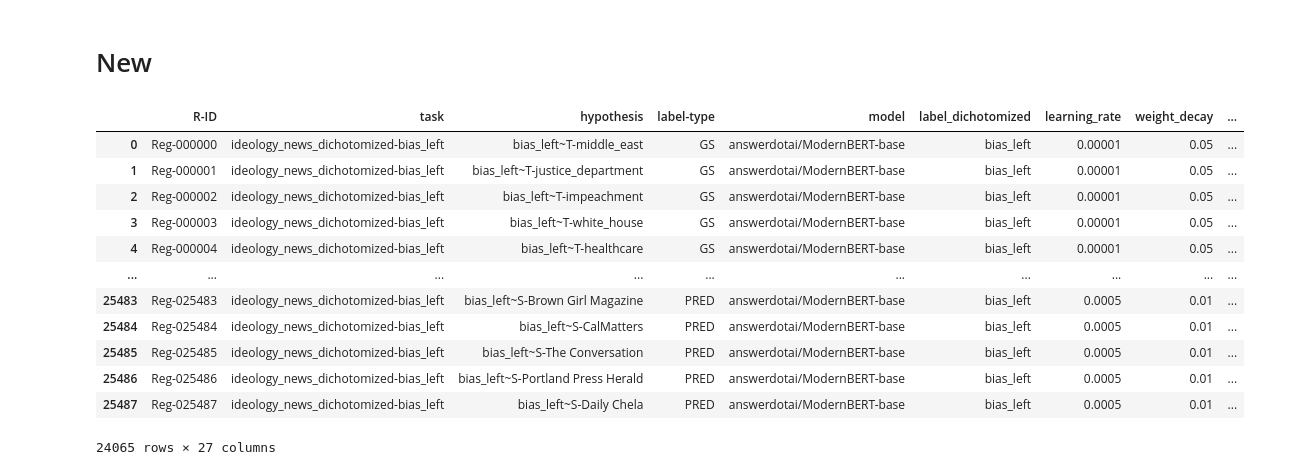
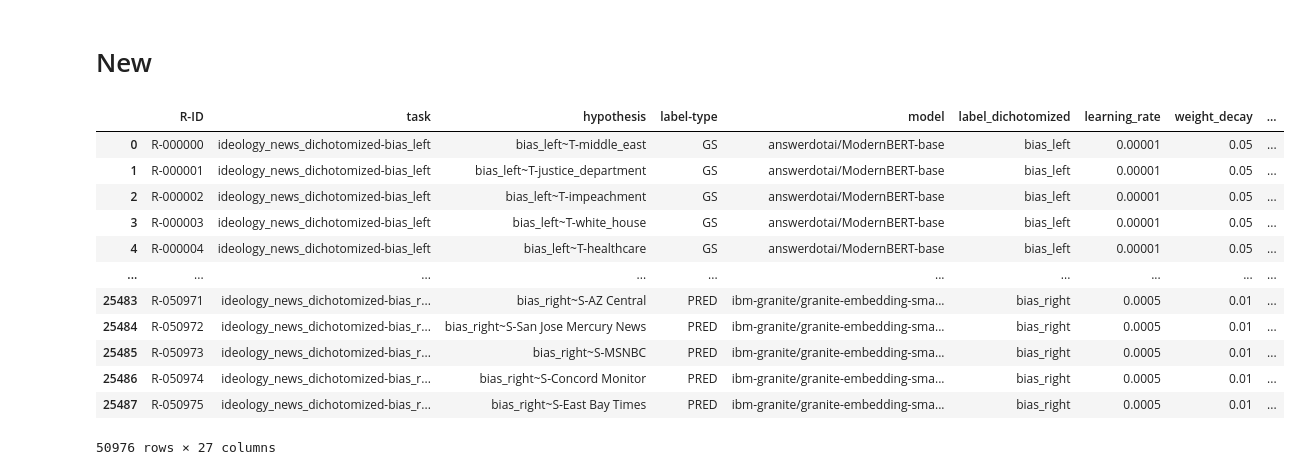
Before and after one commit to AXLMRIN/llm-hacking, a Jupyter notebook: analyse-results-ideology-news.ipynb, the cells around one changed output. Saved outputs shown, nothing was run; the diff lists cells and outputs as text; code cells hidden in the pictures.

```diff
--- a/analyse-results-ideology-news.ipynb
+++ b/analyse-results-ideology-news.ipynb
@@ -152,21 +158,21 @@ with open("./results/ideology_news_dichotomized/ideology_news_dichotomized-regre
 
 res_success = res.loc['FAILED' != res['Coef']]
-# %%
-res_success
-# %% [output]
-|  | R-ID | task | hypothesis | label-type | model | label_dichotomized | learning_rate | weight_decay | ... |
-| 0 | Reg-000000 | ideology_news_dichotomized-bias_left | bias_left~T-middle_east | GS | answerdotai/ModernBERT-base | bias_left | 0.00001 | 0.05 | ... |
-| 1 | Reg-000001 | ideology_news_dichotomized-bias_left | bias_left~T-justice_department | GS | answerdotai/ModernBERT-base | bias_left | 0.00001 | 0.05 | ... |
-| 2 | Reg-000002 | ideology_news_dichotomized-bias_left | bias_left~T-impeachment | GS | answerdotai/ModernBERT-base | bias_left | 0.00001 | 0.05 | ... |
-| 3 | Reg-000003 | ideology_news_dichotomized-bias_left | bias_left~T-white_house | GS | answerdotai/ModernBERT-base | bias_left | 0.00001 | 0.05 | ... |
-| 4 | Reg-000004 | ideology_news_dichotomized-bias_left | bias_left~T-healthcare | GS | answerdotai/ModernBERT-base | bias_left | 0.00001 | 0.05 | ... |
-| ... | ... | ... | ... | ... | ... | ... | ... | ... | ... |
-| 25483 | Reg-025483 | ideology_news_dichotomized-bias_left | bias_left~S-Brown Girl Magazine | PRED | answerdotai/ModernBERT-base | bias_left | 0.0005 | 0.01 | ... |
-| 25484 | Reg-025484 | ideology_news_dichotomized-bias_left | bias_left~S-CalMatters | PRED | answerdotai/ModernBERT-base | bias_left | 0.0005 | 0.01 | ... |
-| 25485 | Reg-025485 | ideology_news_dichotomized-bias_left | bias_left~S-The Conversation | PRED | answerdotai/ModernBERT-base | bias_left | 0.0005 | 0.01 | ... |
-| 25486 | Reg-025486 | ideology_news_dichotomized-bias_left | bias_left~S-Portland Press Herald | PRED | answerdotai/ModernBERT-base | bias_left | 0.0005 | 0.01 | ... |
-| 25487 | Reg-025487 | ideology_news_dichotomized-bias_left | bias_left~S-Daily Chela | PRED | answerdotai/ModernBERT-base | bias_left | 0.0005 | 0.01 | ... |
-24065 rows × 27 columns
+# %%
+res
+# %% [output]
+|  | R-ID | task | hypothesis | label-type | model | label_dichotomized | learning_rate | weight_decay | ... |
+| 0 | R-000000 | ideology_news_dichotomized-bias_left | bias_left~T-middle_east | GS | answerdotai/ModernBERT-base | bias_left | 0.00001 | 0.05 | ... |
+| 1 | R-000001 | ideology_news_dichotomized-bias_left | bias_left~T-justice_department | GS | answerdotai/ModernBERT-base | bias_left | 0.00001 | 0.05 | ... |
+| 2 | R-000002 | ideology_news_dichotomized-bias_left | bias_left~T-impeachment | GS | answerdotai/ModernBERT-base | bias_left | 0.00001 | 0.05 | ... |
+| 3 | R-000003 | ideology_news_dichotomized-bias_left | bias_left~T-white_house | GS | answerdotai/ModernBERT-base | bias_left | 0.00001 | 0.05 | ... |
+| 4 | R-000004 | ideology_news_dichotomized-bias_left | bias_left~T-healthcare | GS | answerdotai/ModernBERT-base | bias_left | 0.00001 | 0.05 | ... |
+| ... | ... | ... | ... | ... | ... | ... | ... | ... | ... |
+| 25483 | R-050971 | ideology_news_dichotomized-bias_r... | bias_right~S-AZ Central | PRED | ibm-granite/granite-embedding-sma... | bias_right | 0.0005 | 0.01 | ... |
+| 25484 | R-050972 | ideology_news_dichotomized-bias_r... | bias_right~S-San Jose Mercury News | PRED | ibm-granite/granite-embedding-sma... | bias_right | 0.0005 | 0.01 | ... |
+| 25485 | R-050973 | ideology_news_dichotomized-bias_r... | bias_right~S-MSNBC | PRED | ibm-granite/granite-embedding-sma... | bias_right | 0.0005 | 0.01 | ... |
+| 25486 | R-050974 | ideology_news_dichotomized-bias_r... | bias_right~S-Concord Monitor | PRED | ibm-granite/granite-embedding-sma... | bias_right | 0.0005 | 0.01 | ... |
+| 25487 | R-050975 | ideology_news_dichotomized-bias_r... | bias_right~S-East Bay Times | PRED | ibm-granite/granite-embedding-sma... | bias_right | 0.0005 | 0.01 | ... |
+50976 rows × 27 columns
 # %%
 # Retrieve valid duo of regressions and create an index
 def return_valid_duo(x: pd.Series):
```
Also changed, not shown: parts of 5 cells of this notebook.
